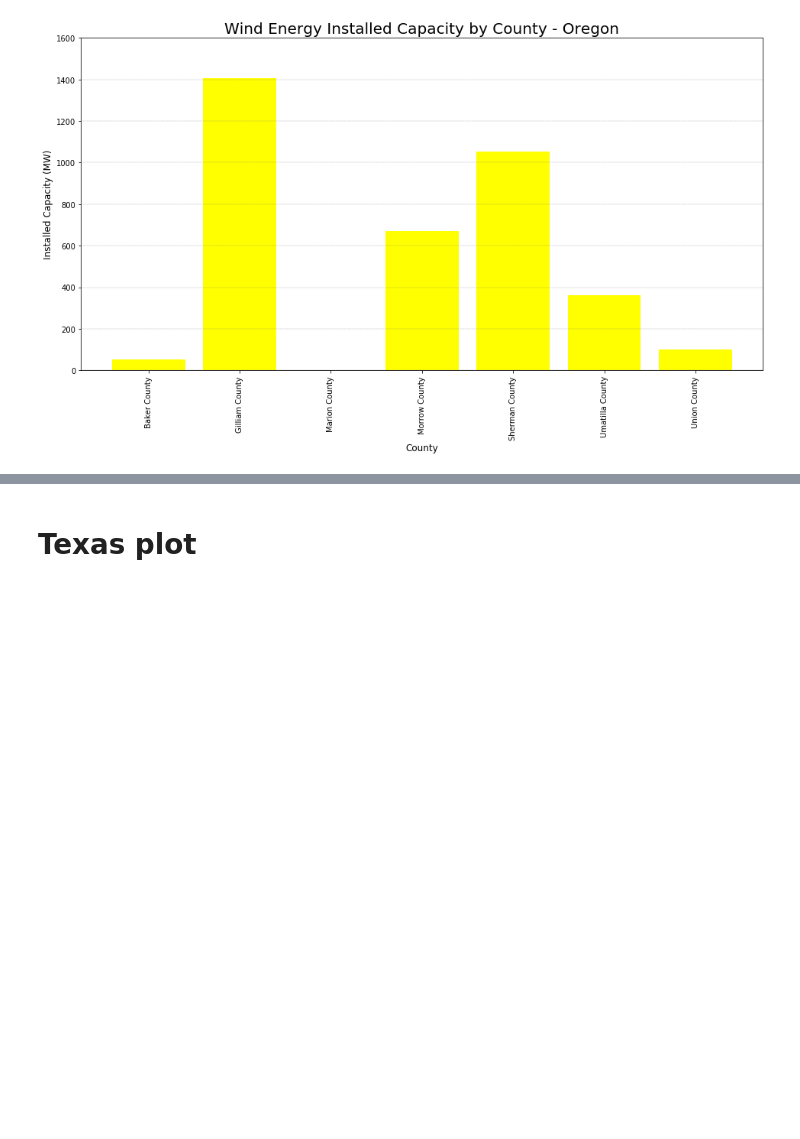
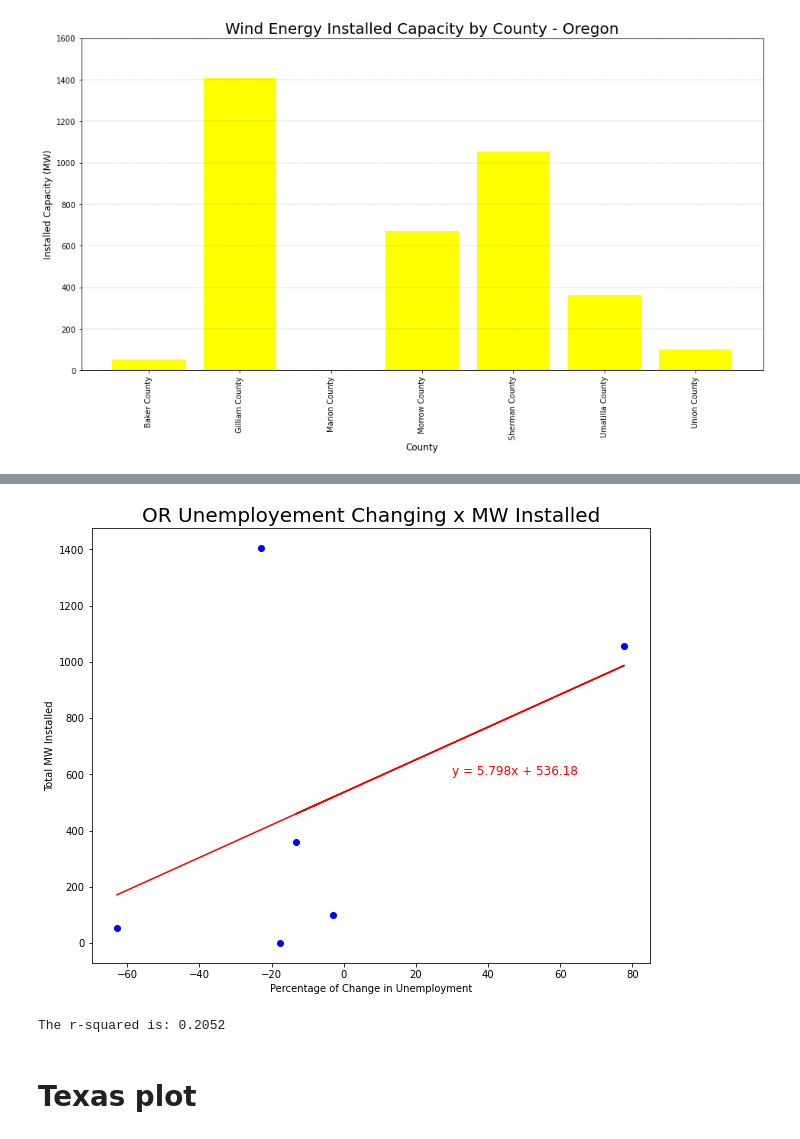
Before and after one commit to cjengleson/Project-1-Repo, a Jupyter notebook: eliza_notebook_plus_census.ipynb, the cells around one changed output, grey strips where cells are left out. Drawn from its saved outputs; the diff is of its cells as text; code cells hidden in the pictures; blank space fills up the shorter version.

```diff
--- a/eliza_notebook_plus_census.ipynb
+++ b/eliza_notebook_plus_census.ipynb
@@ -657,3 +444,26 @@ plt.grid(axis='y',color='grey', linestyle='--', linewidth=0.3)
 plt.show()
 # %% [output]
 [figure]
+# %%
+OR_max_min_year = pd.merge(oregon_census,OR_county_max_year, on= 'County', how = 'outer')
+OR_max_min_year = OR_max_min_year.rename(columns={'Year_x': 'Year','Year_y':'Max year'})
+OR_max_min_year = pd.merge(OR_max_min_year,OR_county_min_year, on= 'County', how = 'outer')
+OR_max_min_year = OR_max_min_year.rename(columns={'Year_x': 'Year','Year_y':'Min year'})
+
+#creates a dataframe with with unemployment rate at the last year that the county had wind farm installed
+OR_df_max = OR_max_min_year.loc[OR_max_min_year['Year']==OR_max_min_year['Max year']]
+OR_df_max = OR_df_max.drop(columns={'State','Year','Max year','Min year'})
+OR_df_max = OR_df_max.rename(columns={'Unemployment Rate': 'Unemployment Rate Last Year','Population':'Population Last Year'})
+
+#creates a dataframe with with unemployment rate at the year before the county had its first wind farm installed
+OR_df_min = OR_max_min_year.loc[OR_max_min_year['Year']==OR_max_min_year['Min year']]
+OR_df_min = OR_df_min.drop(columns={'State','Year','Max year','Min year'})
+OR_df_min = OR_df_min.rename(columns={'Unemployment Rate': 'Unemployment Rate Year Before WF','Population':'Population First Year'})
+
+#
+OR_df = pd.merge(OR_df_min,OR_df_max,on= 'County', how = 'outer')
+
+OR_df['Rate Changing'] = (((OR_df['Unemployment Rate Last Year']).astype(float) / (OR_df['Unemployment Rate Year Before WF']).astype(float))-1) * 100
+OR_df = pd.merge(OR_df,WF_county_OR,on= 'County', how = 'outer')
+OR_df = OR_df.dropna(subset=['Rate Changing'])
+OR_df
@@ -660,3 +478,27 @@ plt.show()
+# %%
+# scatter plot of unemployment rate changing and total MW installed in the couties
+
+regress_values=[]
+x = OR_df['Rate Changing'].astype(float)
+y = OR_df['WF Total MW'].astype(float)
+
+
+plt.subplots(figsize=(10, 8))
+(slope, intercept, rvalue, pvalue, stderr) = linregress(x,y)
+regress_values = np.asarray(x) * slope + intercept
+line_eq = "y = " + str(round(slope,3)) + "x + " + str(round(intercept,3))
+plt.scatter(x,y,  color = 'blue')
+plt.plot(x,regress_values,"r-")
+
+plt.annotate(line_eq,(30, 600),fontsize=12,color="red")
+plt.xlabel('Percentage of Change in Unemployment')
+plt.ylabel('Total MW Installed')
+plt.title('OR Unemployement Changing x MW Installed',fontsize=20)
+plt.show()
+print(f"The r-squared is: {round(rvalue**2,4)}")
+# %% [output]
+[figure, added]
+The r-squared is: 0.2052
 # %% [markdown]
 # Texas plot
 # %%
```
Also changed, not shown: parts of 54 cells of this notebook, 1 other file.
